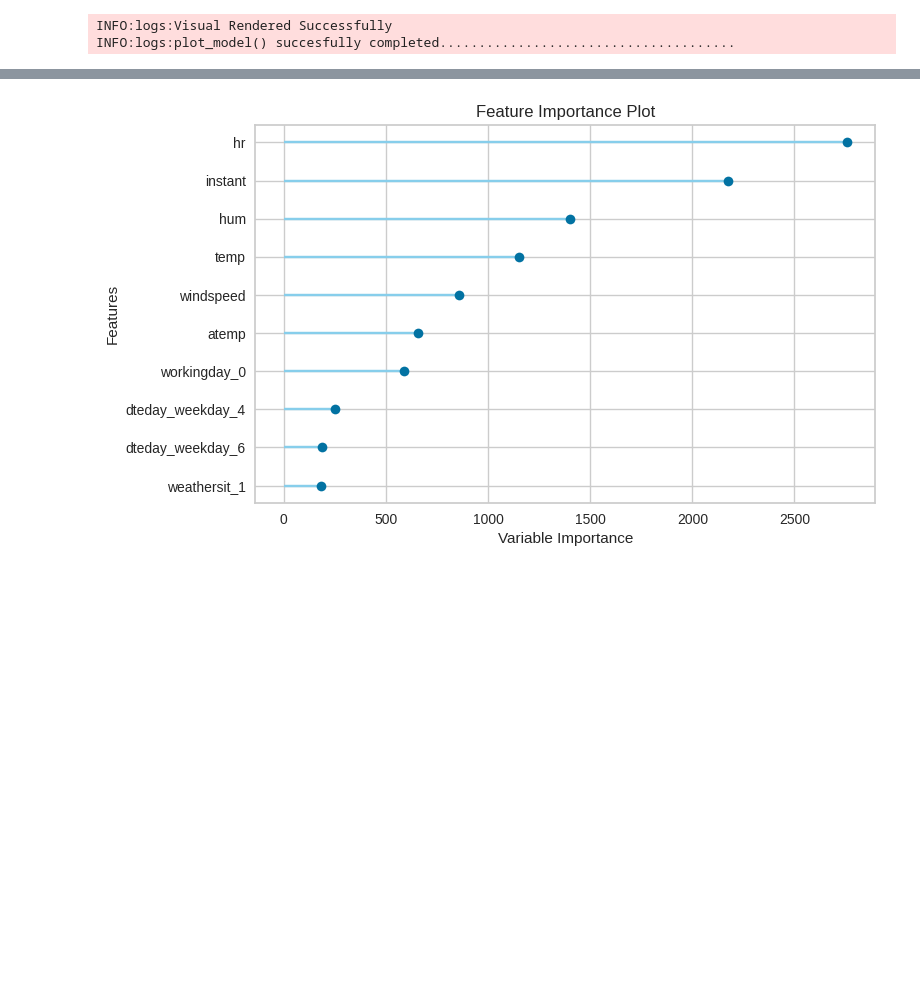
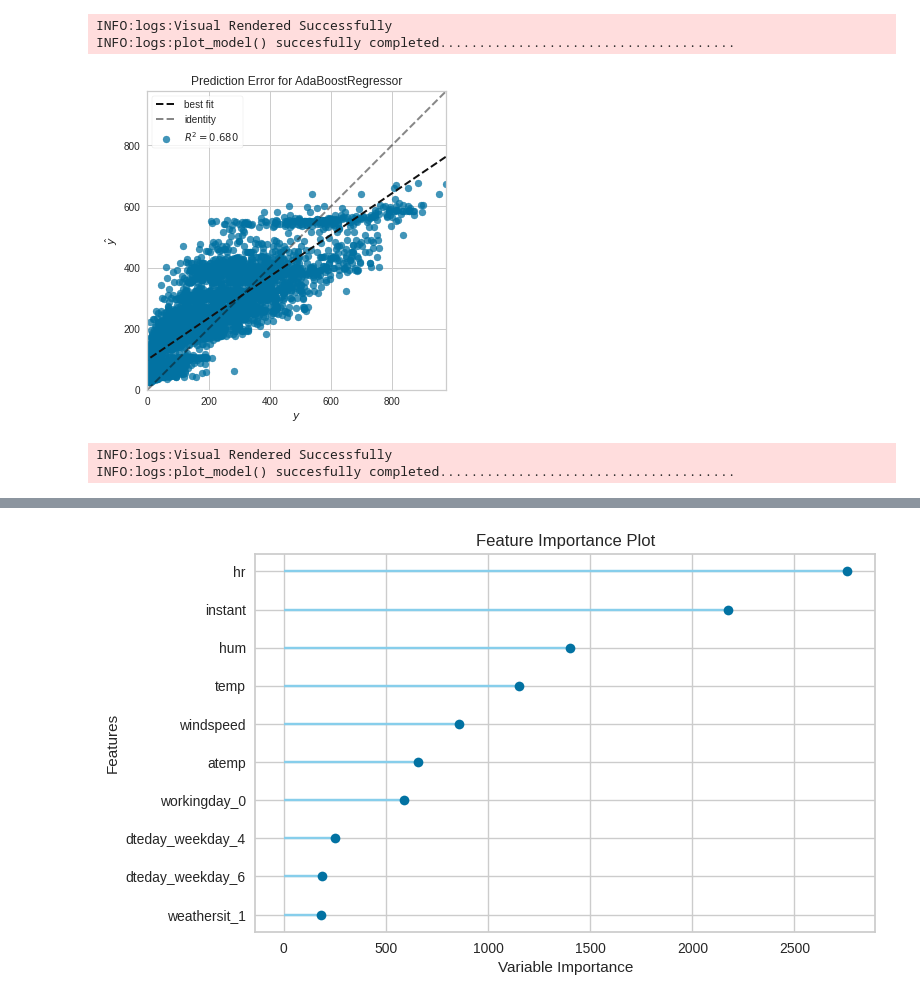
Before and after one commit to cruzalacar/AI-BikeSharing, a Jupyter notebook: AI_Project_BikeSharing.ipynb, the cells around one changed output, grey strips where cells are left out. Cells and saved outputs as stored; diff of their text form; code cells hidden in the pictures; blank space fills up the shorter version.

```diff
--- a/AI_Project_BikeSharing.ipynb
+++ b/AI_Project_BikeSharing.ipynb
@@ -299,3 +311,9 @@ plot_model(tuned_lightgbm, plot = 'error')
 [figure]
 INFO:logs:Visual Rendered Successfully
 INFO:logs:plot_model() succesfully completed......................................
+# %%
+plot_model(tuned_ada, plot = 'error')
+# %% [output]
+[figure, added]
+INFO:logs:Visual Rendered Successfully
+INFO:logs:plot_model() succesfully completed......................................
```
Also changed, not shown: parts of 4 cells of this notebook.
